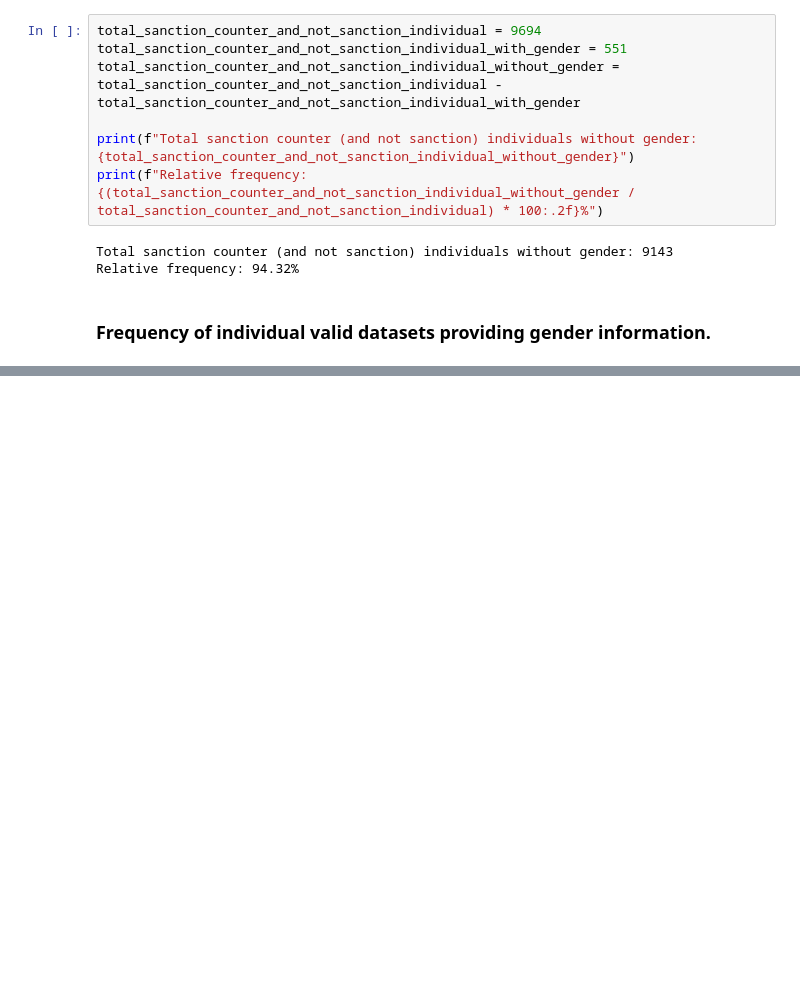
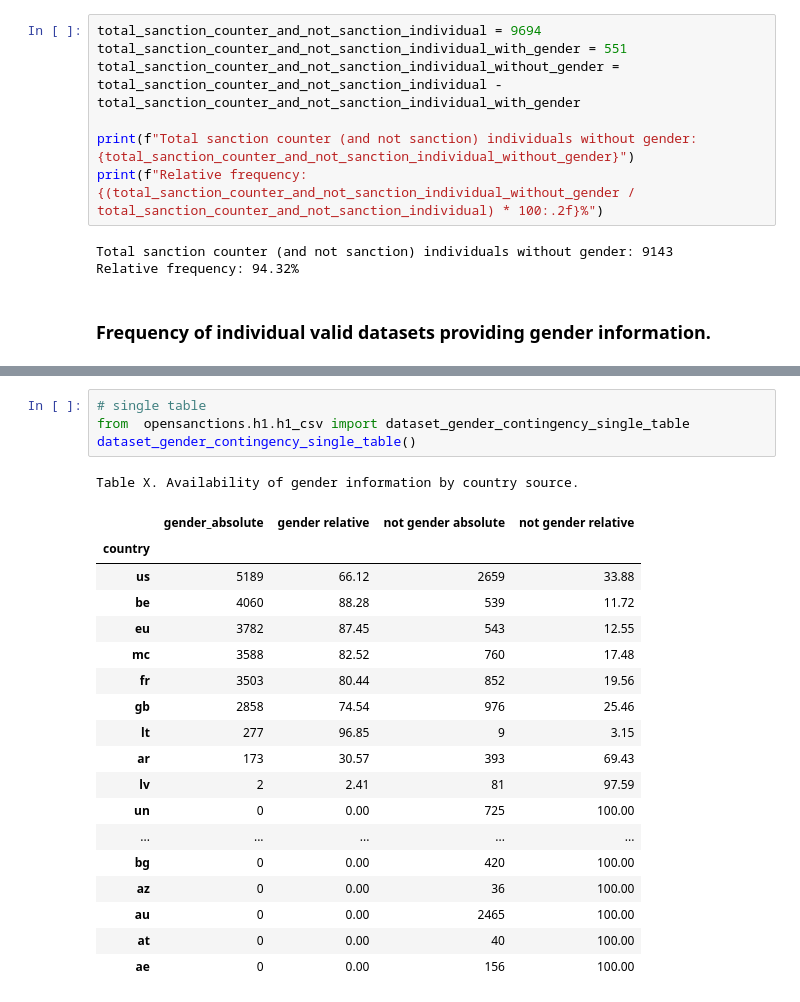
Before and after one commit to jellyrosp/opensanctions, a Jupyter notebook: jupyter_nb/h1/data_plot_h1_csv.ipynb, the cells around one changed output, grey strips where cells are left out. Saved outputs shown, nothing was run; the diff lists cells and outputs as text; blank space fills up the shorter version.

```diff
--- a/jupyter_nb/h1/data_plot_h1_csv.ipynb
+++ b/jupyter_nb/h1/data_plot_h1_csv.ipynb
@@ -128,0 +127,24 @@ csv_dataset_frequency_for_sanctioned_gender()
+# %%
+# single table
+from  opensanctions.h1.h1_csv import dataset_gender_contingency_single_table
+dataset_gender_contingency_single_table()
+# %% [output]
+Table X. Availability of gender information by country source.
+|  | gender_absolute | gender relative | not gender absolute | not gender relative |
+| country |  |  |  |  |
+| us | 5189 | 66.12 | 2659 | 33.88 |
+| be | 4060 | 88.28 | 539 | 11.72 |
+| eu | 3782 | 87.45 | 543 | 12.55 |
+| mc | 3588 | 82.52 | 760 | 17.48 |
+| fr | 3503 | 80.44 | 852 | 19.56 |
+| gb | 2858 | 74.54 | 976 | 25.46 |
+| lt | 277 | 96.85 | 9 | 3.15 |
+| ar | 173 | 30.57 | 393 | 69.43 |
+| lv | 2 | 2.41 | 81 | 97.59 |
+| un | 0 | 0.00 | 725 | 100.00 |
+| ... | ... | ... | ... | ... |
+| bg | 0 | 0.00 | 420 | 100.00 |
+| az | 0 | 0.00 | 36 | 100.00 |
+| au | 0 | 0.00 | 2465 | 100.00 |
+| at | 0 | 0.00 | 40 | 100.00 |
+| ae | 0 | 0.00 | 156 | 100.00 |
```
Also changed, not shown: parts of 2 cells of this notebook, 4 other files.
